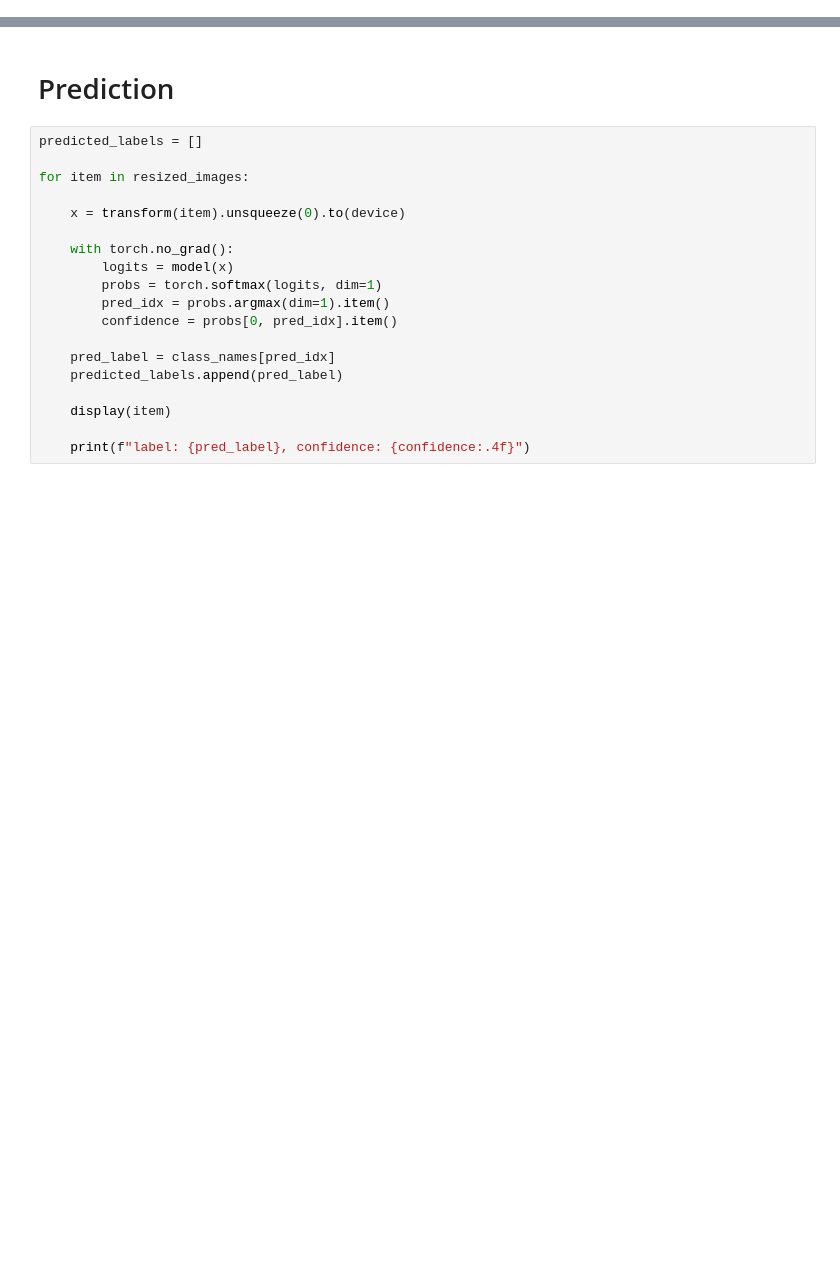
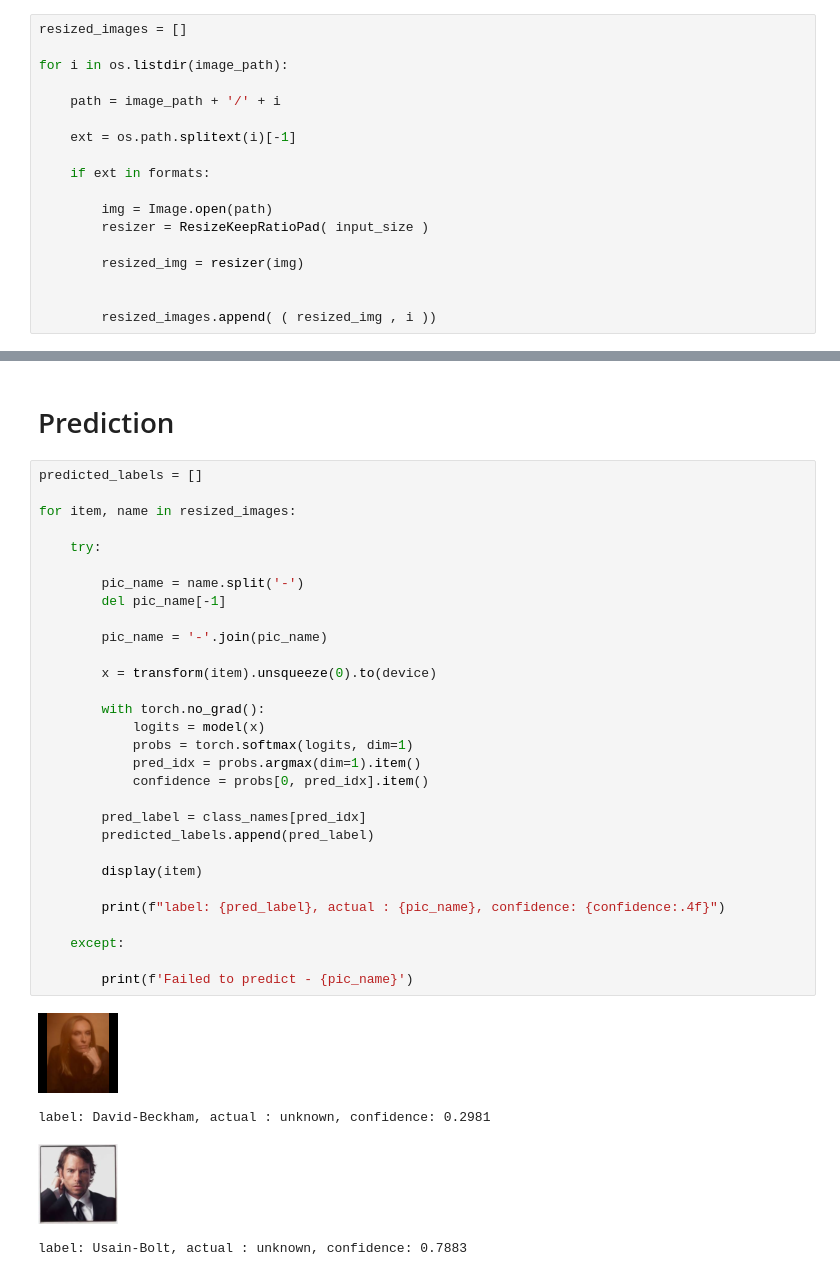
Before and after one commit to Adalaupy/pytorch-usages, a Jupyter notebook: predict/cnn_predict.ipynb, the cells around one changed output, grey strips where cells are left out. Saved outputs shown, nothing was run; the diff lists cells and outputs as text; blank space fills up the shorter version.

Commit message:
update cnn_predict

```diff
--- a/predict/cnn_predict.ipynb
+++ b/predict/cnn_predict.ipynb
@@ -73,0 +58,18 @@ model.eval();
+# %%
+resized_images = []
+
+for i in os.listdir(image_path):
+
+    path = image_path + '/' + i
+
+    ext = os.path.splitext(i)[-1]
+
+    if ext in formats:
+
+        img = Image.open(path)
+        resizer = ResizeKeepRatioPad( input_size )
+
+        resized_img = resizer(img)
+
+
+        resized_images.append( ( resized_img , i ))
@@ -76,19 +85,35 @@ model.eval();
 # %%
 predicted_labels = []
 
-for item in resized_images:
+for item, name in resized_images:
 
-    x = transform(item).unsqueeze(0).to(device)
+    try:
 
-    with torch.no_grad():
-        logits = model(x)
-        probs = torch.softmax(logits, dim=1)
-        pred_idx = probs.argmax(dim=1).item()
-        confidence = probs[0, pred_idx].item()
+        pic_name = name.split('-')
+        del pic_name[-1]
 
-    pred_label = class_names[pred_idx]
-    predicted_labels.append(pred_label)
+        pic_name = '-'.join(pic_name)
 
-    display(item)
+        x = transform(item).unsqueeze(0).to(device)
 
-    print(f"label: {pred_label}, confidence: {confidence:.4f}")
+        with torch.no_grad():
+            logits = model(x)
+            probs = torch.softmax(logits, dim=1)
+            pred_idx = probs.argmax(dim=1).item()
+            confidence = probs[0, pred_idx].item()
+
+        pred_label = class_names[pred_idx]
+        predicted_labels.append(pred_label)
+
+        display(item)
+
+        print(f"label: {pred_label}, actual : {pic_name}, confidence: {confidence:.4f}")
+
+    except:
+
+        print(f'Failed to predict - {pic_name}')
+# %% [output]
+[figure, added]
+label: David-Beckham, actual : unknown, confidence: 0.2981
+[figure, added]
+label: Usain-Bolt, actual : unknown, confidence: 0.7883
```
Also changed, not shown: parts of 5 cells of this notebook, 1 other file.
